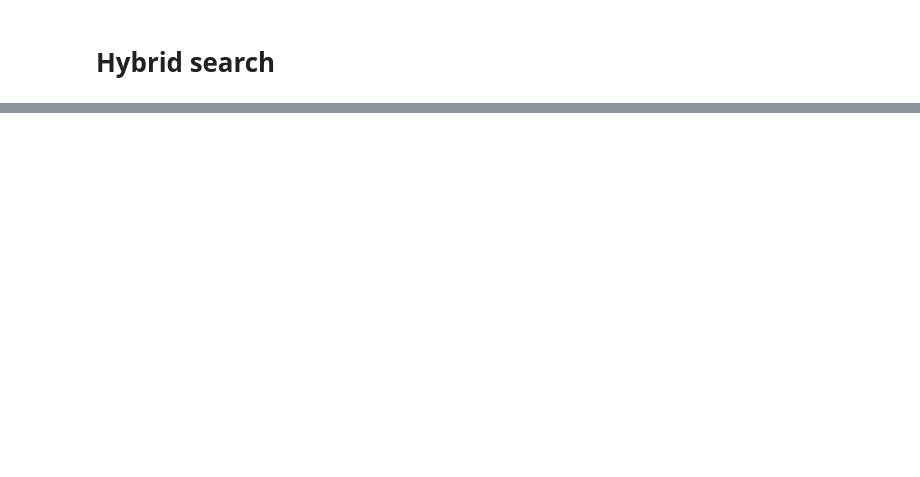
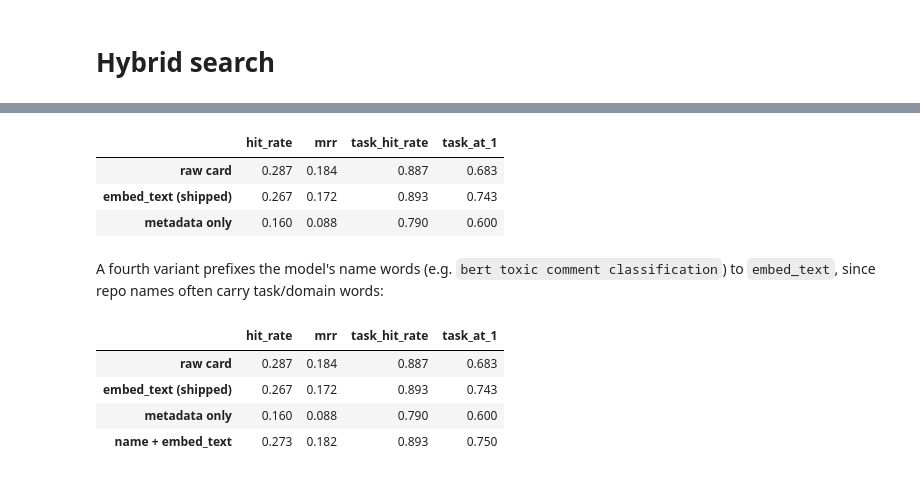
Before and after one commit to iLoveCmajor/anime-finder, a Jupyter notebook: evaluation.ipynb, the cells around one changed output, grey strips where cells are left out. Drawn from its saved outputs; the diff is of its cells as text; code cells hidden in the pictures; blank space fills up the shorter version.

```diff
--- a/evaluation.ipynb
+++ b/evaluation.ipynb
@@ -382,0 +271,47 @@ v2 (forced single answer): 13/30 = 43.3%
+# %%
+def metadata_text(doc):
+    parts = [doc["pipeline_tag"].replace("-", " ")]
+    if doc["library_name"]:
+        parts.append(doc["library_name"])
+    if doc["languages"]:
+        parts.append("Languages: " + (", ".join(doc["languages"]) if len(doc["languages"]) <= 8 else "multilingual"))
+    if doc["topic_tags"]:
+        parts.append("Tags: " + ", ".join(doc["topic_tags"][:8]))
+    return ". ".join(parts)
+
+def vector_eval(X_variant):
+    vi = VectorSearch()
+    vi.fit(X_variant, documents)
+    return evaluate(ground_truth, lambda query: vi.search(embed.encode(query), num_results=5))
+
+X_card = embed_texts([doc["card_text"] for doc in documents])
+X_meta = embed_texts([metadata_text(doc) for doc in documents])
+
+results_e = {
+    "raw card": vector_eval(X_card),
+    "embed_text (shipped)": vector_eval(X),
+    "metadata only": vector_eval(X_meta),
+}
+pd.DataFrame(results_e).T
+# %% [output]
+|  | hit_rate | mrr | task_hit_rate | task_at_1 |
+| raw card | 0.287 | 0.184 | 0.887 | 0.683 |
+| embed_text (shipped) | 0.267 | 0.172 | 0.893 | 0.743 |
+| metadata only | 0.160 | 0.088 | 0.790 | 0.600 |
+# %% [markdown]
+A fourth variant prefixes the model's name words (e.g. `bert toxic comment classification`) to `embed_text`, since repo names often carry task/domain words:
+# %%
+import re
+
+def name_text(doc):
+    return re.sub(r"[-_./]+", " ", doc["id"].split("/")[-1])
+
+X_name = embed_texts([name_text(doc) + ". " + doc["embed_text"] for doc in documents])
+results_e["name + embed_text"] = vector_eval(X_name)
+pd.DataFrame(results_e).T
+# %% [output]
+|  | hit_rate | mrr | task_hit_rate | task_at_1 |
+| raw card | 0.287 | 0.184 | 0.887 | 0.683 |
+| embed_text (shipped) | 0.267 | 0.172 | 0.893 | 0.743 |
+| metadata only | 0.160 | 0.088 | 0.790 | 0.600 |
+| name + embed_text | 0.273 | 0.182 | 0.893 | 0.750 |
```
Also changed, not shown: parts of 73 cells of this notebook, 3 other files.
